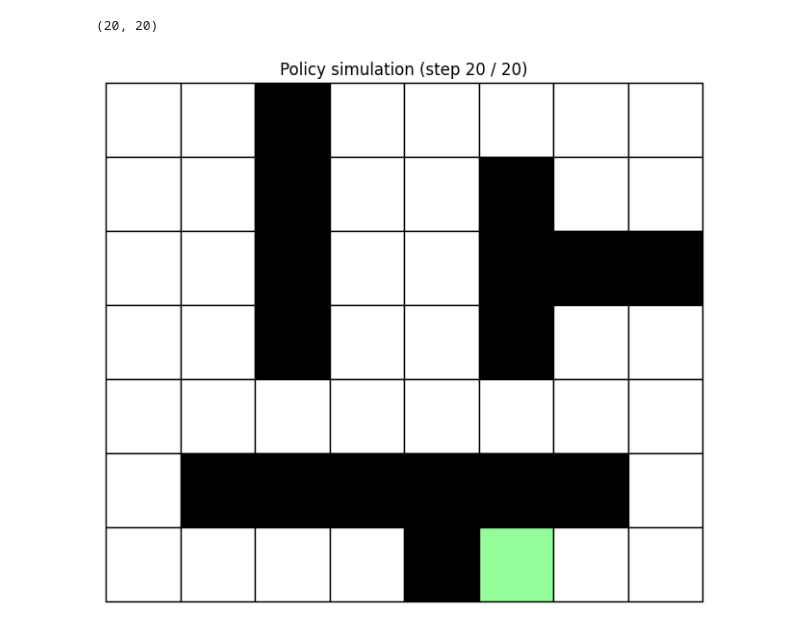
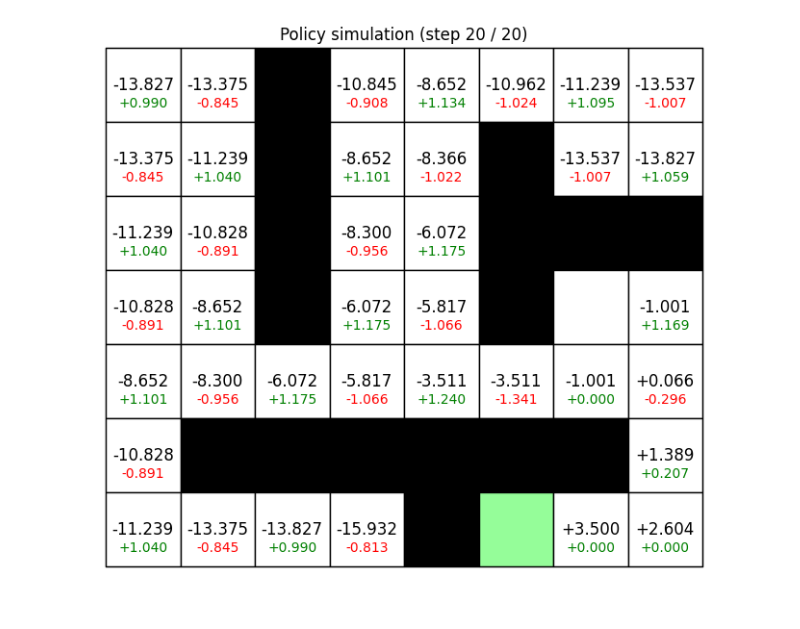
Before and after one commit to seanie5011/EL2805, a Jupyter notebook: Lab1/running.ipynb, the cells around one changed output. Cells and saved outputs as stored; diff of their text form; code cells hidden in the pictures.

Commit message:
Added display of values and previous values, along with saving to files

```diff
--- a/Lab1/running.ipynb
+++ b/Lab1/running.ipynb
@@ -44,10 +68,4 @@ path = env.simulate(start, policy, method)[0]
-# %%
-path_arr = np.array([env.map[state] for state in path])
-path_V = V[path_arr]
-path_V.shape
-# %% [output]
-(20, 20)
 # %%
-animate_solution(maze, path)
+animate_solution(maze, path, V.T[0], env.map, 'outputs/values_both/', 0.1)
 # %% [output]
-[figure, old version]
+[figure, new version]
```
Also changed, not shown: parts of 2 cells of this notebook, 1 other file.
